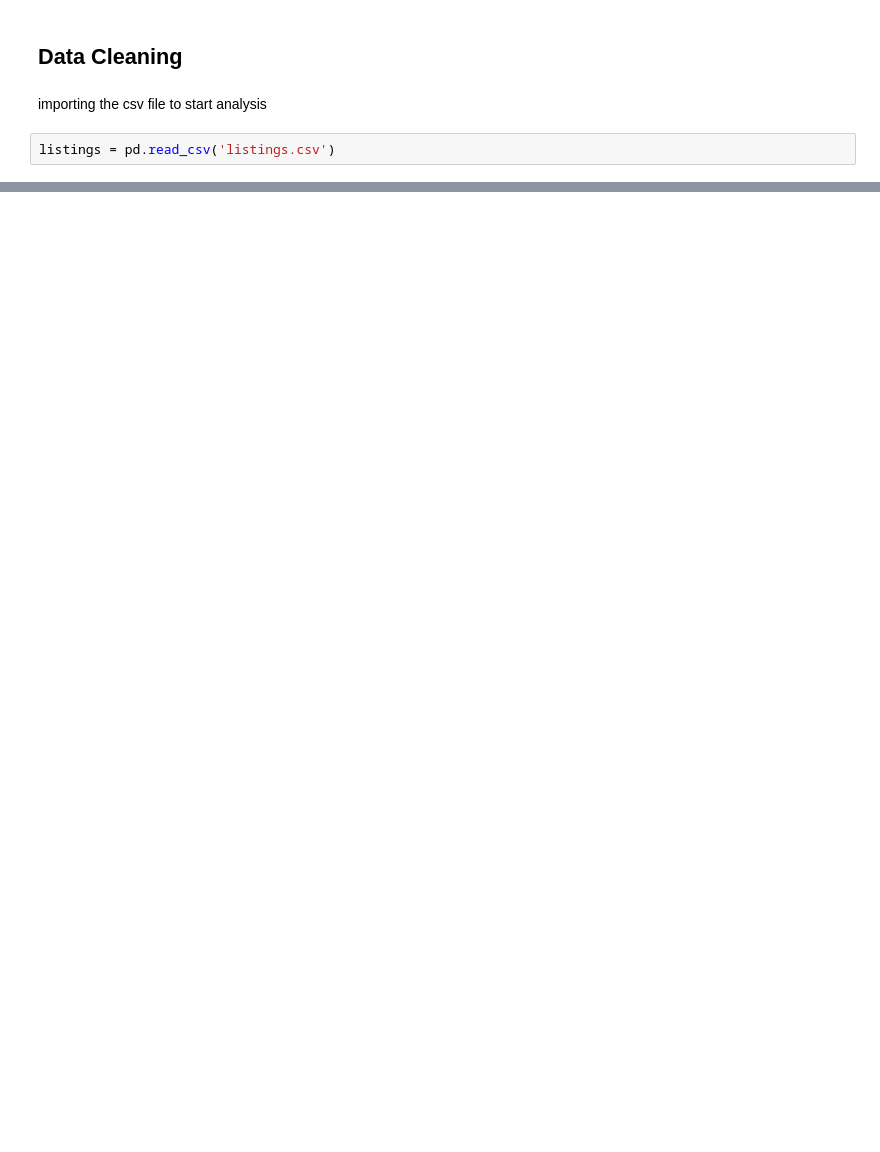
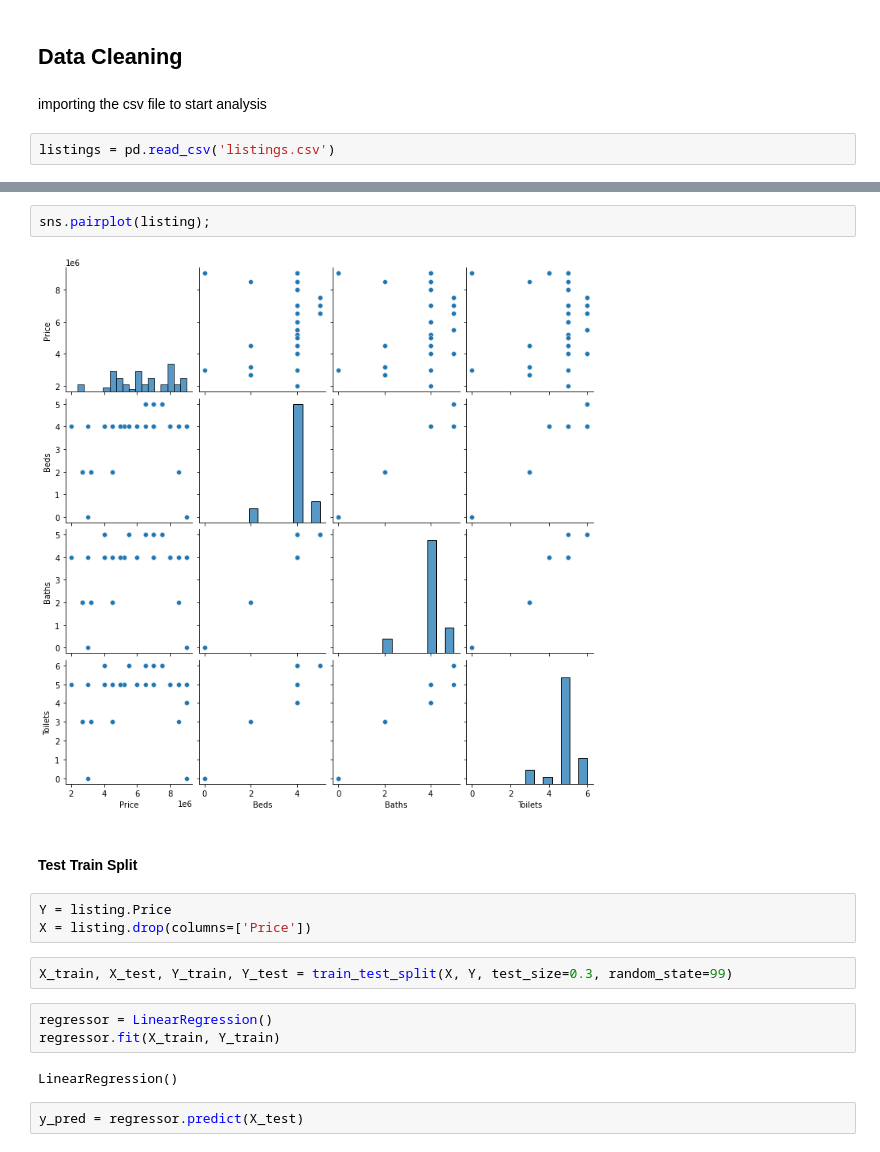
Before and after one commit to Kehindeadebisi/Housing-Prediction, a Jupyter notebook: Housing_Prices.ipynb, the cells around one changed output, grey strips where cells are left out. Saved outputs shown, nothing was run; the diff lists cells and outputs as text; blank space fills up the shorter version.

```diff
--- a/Housing_Prices.ipynb
+++ b/Housing_Prices.ipynb
@@ -140,0 +394,18 @@ Name: Address, Length: 8118, dtype: object
+# %%
+sns.pairplot(listing);
+# %% [output]
+[figure, added]
+# %% [markdown]
+#### Test Train Split
+# %%
+Y = listing.Price
+X = listing.drop(columns=['Price'])
+# %%
+X_train, X_test, Y_train, Y_test = train_test_split(X, Y, test_size=0.3, random_state=99)
+# %%
+regressor = LinearRegression()
+regressor.fit(X_train, Y_train)
+# %% [output]
+LinearRegression()
+# %%
+y_pred = regressor.predict(X_test)
```
Also changed, not shown: parts of 64 cells of this notebook, 3 other files.
